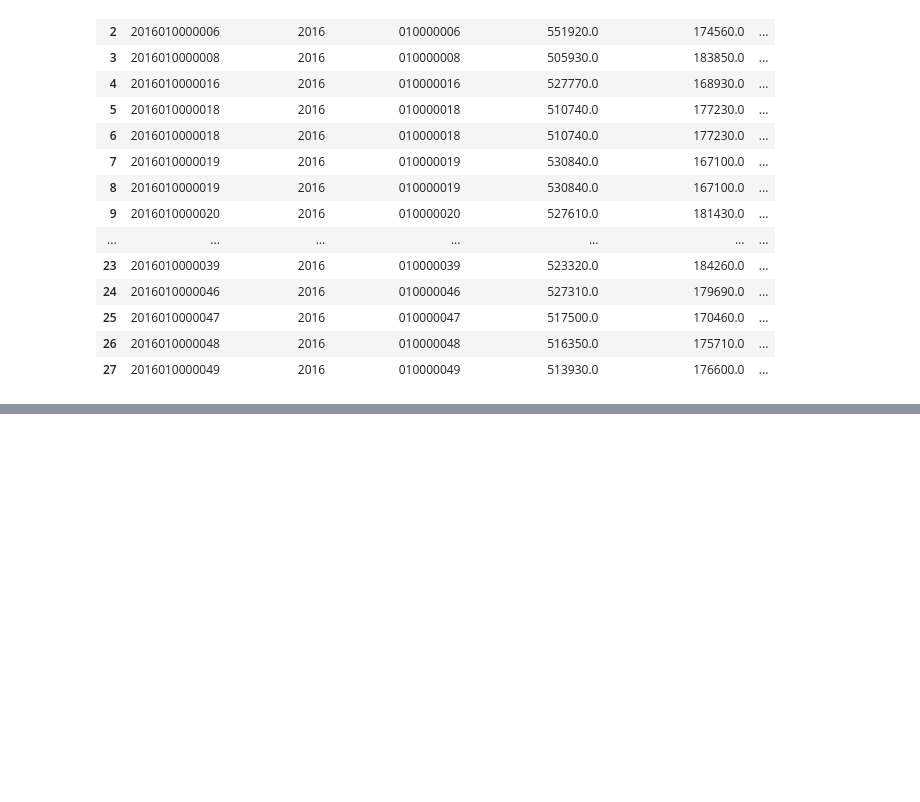
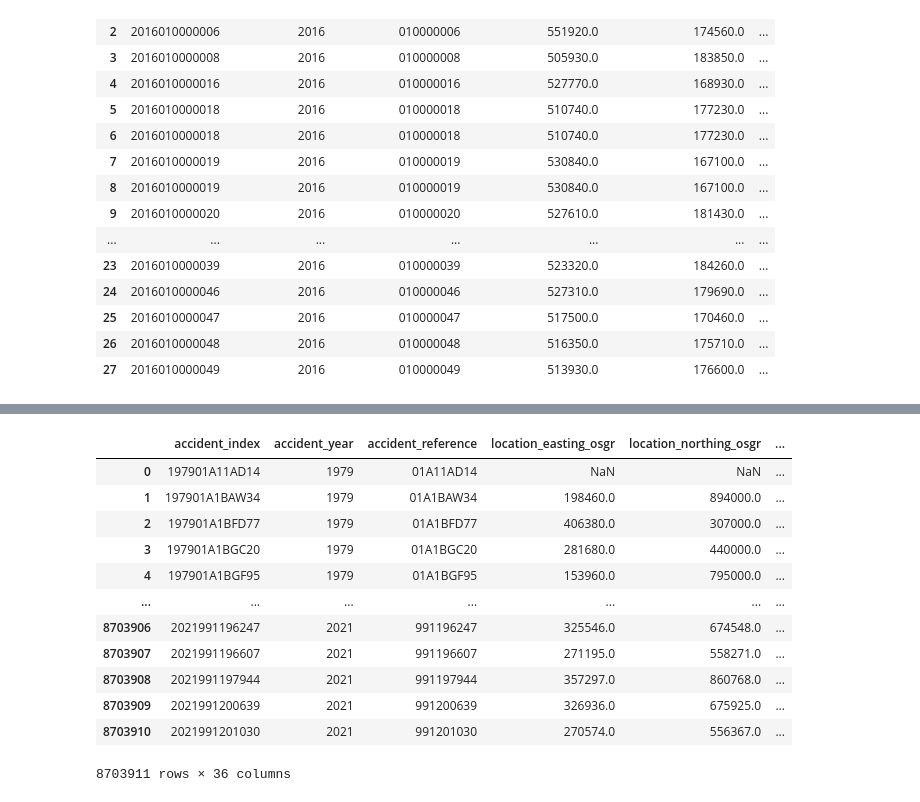
Before and after one commit to alexfarquharson/DSMP, a Jupyter notebook: x01_data_import/import_notebook.ipynb, the cells around one changed output, grey strips where cells are left out. Saved outputs shown, nothing was run; the diff lists cells and outputs as text; code cells hidden in the pictures; blank space fills up the shorter version.

```diff
--- a/x01_data_import/import_notebook.ipynb
+++ b/x01_data_import/import_notebook.ipynb
@@ -124,0 +229,16 @@ Gives us all accidents from 2016 to 2021 with:
+# %%
+df_acc
+# %% [output]
+|  | accident_index | accident_year | accident_reference | location_easting_osgr | location_northing_osgr | ... |
+| 0 | 197901A11AD14 | 1979 | 01A11AD14 | NaN | NaN | ... |
+| 1 | 197901A1BAW34 | 1979 | 01A1BAW34 | 198460.0 | 894000.0 | ... |
+| 2 | 197901A1BFD77 | 1979 | 01A1BFD77 | 406380.0 | 307000.0 | ... |
+| 3 | 197901A1BGC20 | 1979 | 01A1BGC20 | 281680.0 | 440000.0 | ... |
+| 4 | 197901A1BGF95 | 1979 | 01A1BGF95 | 153960.0 | 795000.0 | ... |
+| ... | ... | ... | ... | ... | ... | ... |
+| 8703906 | 2021991196247 | 2021 | 991196247 | 325546.0 | 674548.0 | ... |
+| 8703907 | 2021991196607 | 2021 | 991196607 | 271195.0 | 558271.0 | ... |
+| 8703908 | 2021991197944 | 2021 | 991197944 | 357297.0 | 860768.0 | ... |
+| 8703909 | 2021991200639 | 2021 | 991200639 | 326936.0 | 675925.0 | ... |
+| 8703910 | 2021991201030 | 2021 | 991201030 | 270574.0 | 556367.0 | ... |
+8703911 rows × 36 columns
```
Also changed, not shown: parts of 22 cells of this notebook.
